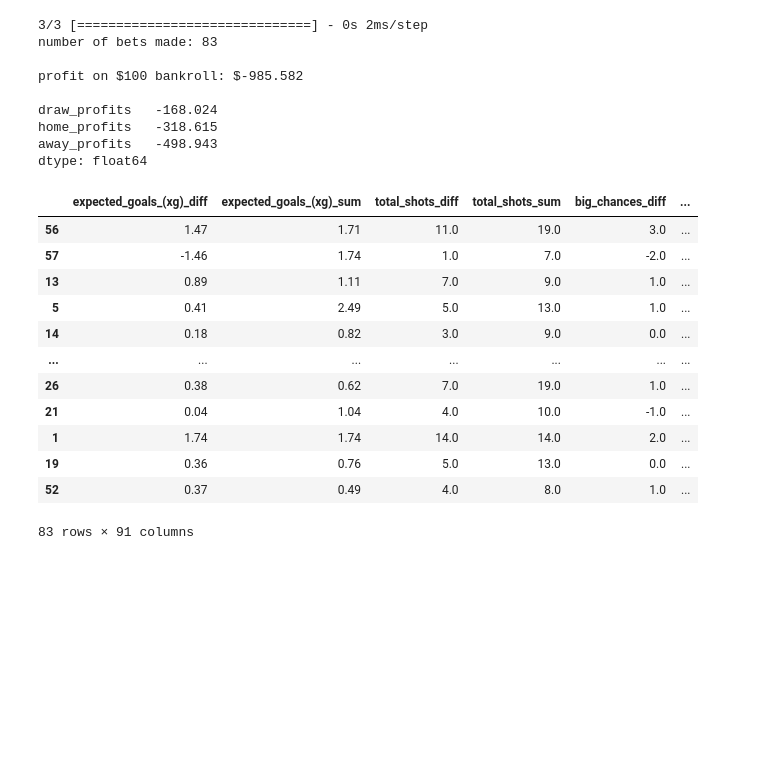
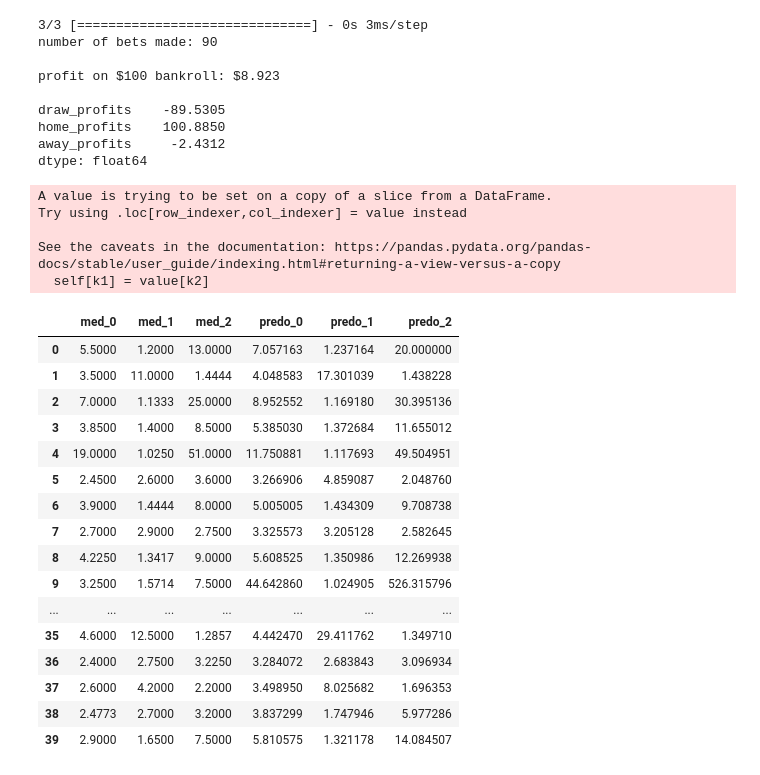
Before and after one commit to ido-tzhori/halftime, a Jupyter notebook: tensorflow_profits.ipynb, the cells around one changed output. Drawn from its saved outputs; the diff is of its cells as text; code cells hidden in the pictures; blank space fills up the shorter version.

```diff
--- a/tensorflow_profits.ipynb
+++ b/tensorflow_profits.ipynb
@@ -56,0 +87,4 @@ X_test_n = tf.keras.utils.normalize(X_test, axis = 1)
+# %%
+best_hps=tuner.get_best_hyperparameters()[0]
+h_model = tuner.hypermodel.build(best_hps)
+h_model.fit(X_train_n, y_train, epochs=150, callbacks=[early_stopping], verbose=1)
@@ -92,48 +150,64 @@ model.evaluate(X_test_n, y_test)
 # %%
-preds = pd.DataFrame(model.predict(X_test_n), columns = ['pred 0','pred 1','pred 2'])
-predicted_df = pd.concat([X_test.reset_index(drop = True),preds], axis = 1).iloc[:,-6:]
-bo_po_dha = list(zip(predicted_df.columns[0:3],predicted_df.columns[-3:],['draw','home','away']))
+preds = pd.DataFrame(h_model.predict(X_test_n), columns = ['pred 0','pred 1','pred 2'])
+predicted_df = pd.concat([X_test.reset_index(drop = True), preds], axis = 1)
+# bo_po_dha = list(zip(predicted_df[['med_0','med_1','med_2']],predicted_df[['pred 0','pred 1','pred 2']],['draw','home','away']))
+bo_po_dha = list(zip(predicted_df[['75_0','75_1','75_2']],predicted_df[['pred 0','pred 1','pred 2']],['draw','home','away']))
 for book_odds, pred_odds, dha in bo_po_dha:
-    predicted_df[dha] = predicted_df.apply(lambda x: kelly(x[pred_odds], x[book_odds], 1), axis=1)
+    predicted_df[dha] = predicted_df.apply(lambda x: kelly(x[pred_odds], x[book_odds], 0.25), axis=1)
 predicted_df['target'] = y_test.reset_index(drop=True)
 dha = {'draw':'0','home':'1','away':'2'}
 predicted_df = predicted_df.replace('no value', 0)
 predicted_df[['draw','home','away']] = predicted_df[['draw','home','away']].astype(float)
 for word, number in dha.items():
     predicted_df[f'{word}_profits'] = np.where(predicted_df['target'] == int(number),
-                                    predicted_df[word] * (predicted_df['med_'+number] - 1) * 100,
+                                    predicted_df[word] * (predicted_df['75_'+ number] - 1) * 100,
                                     -100*predicted_df[word])
 
 predicted_df['profits'] = predicted_df[predicted_df.columns[-3:]].sum(axis = 1)
 p = round(np.sum(predicted_df["profits"]),3)
-predicted_df = predicted_df.round(3)
-
+predicted_df = predicted_df.round(4)
 print(f'number of bets made: {predicted_df.shape[0]}\n')
 print(f'profit on $100 bankroll: ${p}\n')
 print(predicted_df.sum()[-4:-1])
 # %% [output]
-3/3 [==============================] - 0s 2ms/step
-number of bets made: 83
+3/3 [==============================] - 0s 3ms/step
+number of bets made: 90
 
-profit on $100 bankroll: $-985.582
+profit on $100 bankroll: $8.923
 
-draw_profits   -168.024
-home_profits   -318.615
-away_profits   -498.943
+draw_profits    -89.5305
+home_profits    100.8850
+away_profits     -2.4312
 dtype: float64
+# %%
+checker = predicted_df[['score_diff','med_0','med_1','med_2','odds_sum','pred 0','pred 1',
+              'pred 2','target','draw','home','away','draw_profits','home_profits','away_profits','profits']]
 # %%
-pd.concat([X_test.reset_index(drop = True).iloc[:,:-3], predicted_df], axis = 1).sort_values('home_profits')
+odds_compare = checker[['med_0','med_1','med_2']]
+odds_compare[['predo_0','predo_1','predo_2']] = checker[['pred 0','pred 1','pred 2']].apply(lambda x: 1/x)
 # %% [output]
-|  | expected_goals_(xg)_diff | expected_goals_(xg)_sum | total_shots_diff | total_shots_sum | big_chances_diff | ... |
-| 56 | 1.47 | 1.71 | 11.0 | 19.0 | 3.0 | ... |
-| 57 | -1.46 | 1.74 | 1.0 | 7.0 | -2.0 | ... |
-| 13 | 0.89 | 1.11 | 7.0 | 9.0 | 1.0 | ... |
-| 5 | 0.41 | 2.49 | 5.0 | 13.0 | 1.0 | ... |
-| 14 | 0.18 | 0.82 | 3.0 | 9.0 | 0.0 | ... |
-| ... | ... | ... | ... | ... | ... | ... |
-| 26 | 0.38 | 0.62 | 7.0 | 19.0 | 1.0 | ... |
-| 21 | 0.04 | 1.04 | 4.0 | 10.0 | -1.0 | ... |
-| 1 | 1.74 | 1.74 | 14.0 | 14.0 | 2.0 | ... |
-| 19 | 0.36 | 0.76 | 5.0 | 13.0 | 0.0 | ... |
-| 52 | 0.37 | 0.49 | 4.0 | 8.0 | 1.0 | ... |
-83 rows × 91 columns
+A value is trying to be set on a copy of a slice from a DataFrame.
+Try using .loc[row_indexer,col_indexer] = value instead
+
+See the caveats in the documentation: https://pandas.pydata.org/pandas-docs/stable/user_guide/indexing.html#returning-a-view-versus-a-copy
+  self[k1] = value[k2]
+# %%
+odds_compare.head(40)
+# %% [output]
+|  | med_0 | med_1 | med_2 | predo_0 | predo_1 | predo_2 |
+| 0 | 5.5000 | 1.2000 | 13.0000 | 7.057163 | 1.237164 | 20.000000 |
+| 1 | 3.5000 | 11.0000 | 1.4444 | 4.048583 | 17.301039 | 1.438228 |
+| 2 | 7.0000 | 1.1333 | 25.0000 | 8.952552 | 1.169180 | 30.395136 |
+| 3 | 3.8500 | 1.4000 | 8.5000 | 5.385030 | 1.372684 | 11.655012 |
+| 4 | 19.0000 | 1.0250 | 51.0000 | 11.750881 | 1.117693 | 49.504951 |
+| 5 | 2.4500 | 2.6000 | 3.6000 | 3.266906 | 4.859087 | 2.048760 |
+| 6 | 3.9000 | 1.4444 | 8.0000 | 5.005005 | 1.434309 | 9.708738 |
+| 7 | 2.7000 | 2.9000 | 2.7500 | 3.325573 | 3.205128 | 2.582645 |
+| 8 | 4.2250 | 1.3417 | 9.0000 | 5.608525 | 1.350986 | 12.269938 |
+| 9 | 3.2500 | 1.5714 | 7.5000 | 44.642860 | 1.024905 | 526.315796 |
+| ... | ... | ... | ... | ... | ... | ... |
+| 35 | 4.6000 | 12.5000 | 1.2857 | 4.442470 | 29.411762 | 1.349710 |
+| 36 | 2.4000 | 2.7500 | 3.2250 | 3.284072 | 2.683843 | 3.096934 |
+| 37 | 2.6000 | 4.2000 | 2.2000 | 3.498950 | 8.025682 | 1.696353 |
+| 38 | 2.4773 | 2.7000 | 3.2000 | 3.837299 | 1.747946 | 5.977286 |
+| 39 | 2.9000 | 1.6500 | 7.5000 | 5.810575 | 1.321178 | 14.084507 |
```
Also changed, not shown: parts of 14 cells of this notebook, 7 other files.
